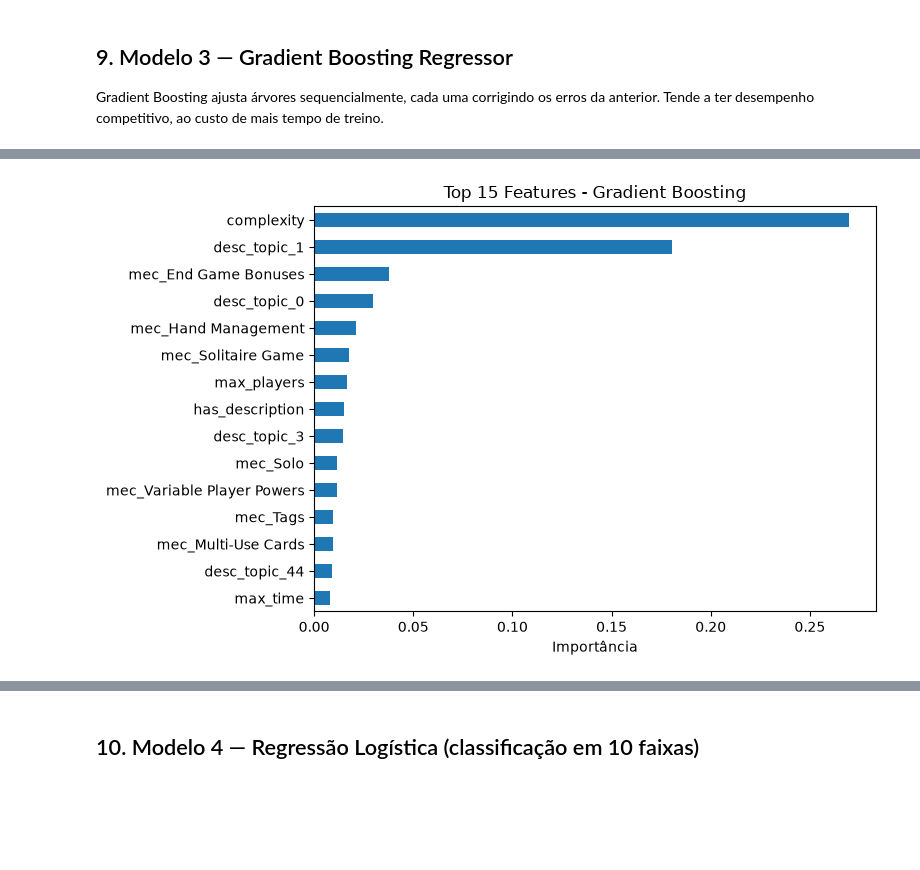
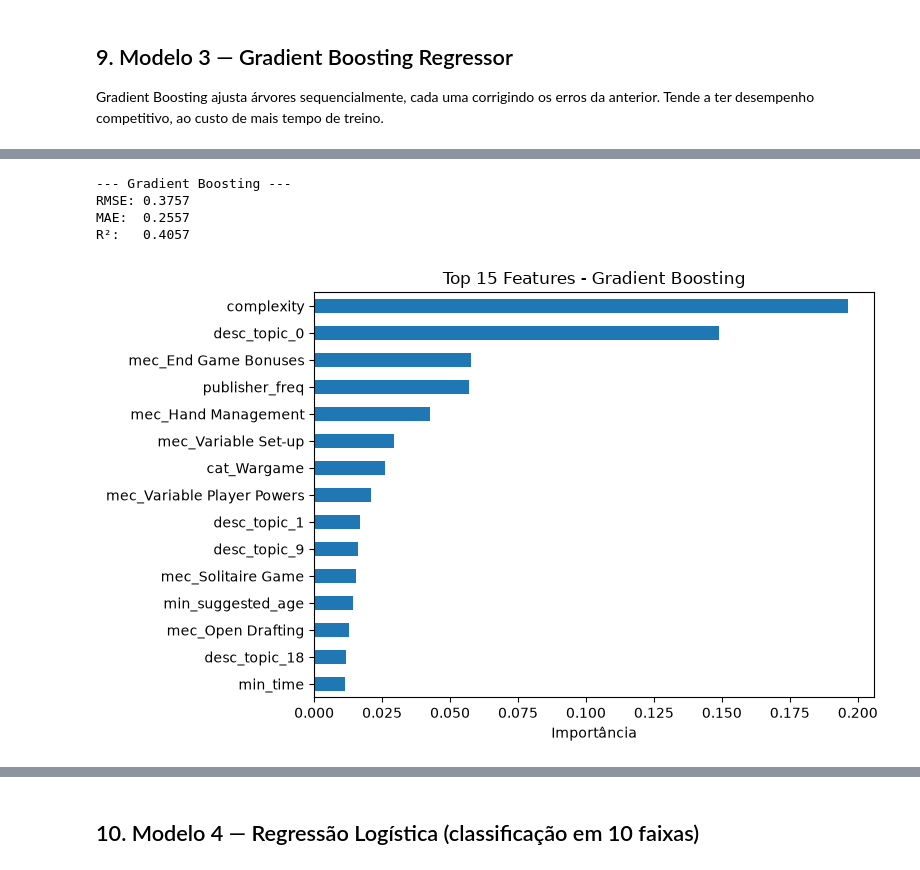
Before and after one commit to GabrielAquarius/trabalho_machine_learning, a Jupyter notebook: treinamento/treinamento_modelos.ipynb, the cells around one changed output, grey strips where cells are left out. Cells and saved outputs as stored; diff of their text form; code cells hidden in the pictures; blank space fills up the shorter version.

```diff
--- a/treinamento/treinamento_modelos.ipynb
+++ b/treinamento/treinamento_modelos.ipynb
@@ -298,6 +284,7 @@ pipeline_rf = Pipeline([
 best_score = -np.inf
 best_params = None
 best_model = None
+candidatos_rf = []  # guarda (params, score) de toda combinação testada
 
 # por que escol
 param_dist_rf = {
@@ -326,6 +313,8 @@ for params in ParameterSampler(
 
     score = r2_score(y_val_reg, pred_val)
 
+    candidatos_rf.append({"params": params, "score_val": score})
+
     if score > best_score:
         best_score = score
         best_params = params
@@ -339,22 +381,12 @@ print(best_params)
 # %%
-X_train_final = pd.concat([X_train, X_val])
-y_train_final = pd.concat([y_train_reg, y_val_reg])
-
-cv_scores = cross_val_score(
-    RandomForestRegressor(random_state=RANDOM_STATE, **best_params),
-    X_train_final, y_train_final,
-    cv=5, scoring='r2', n_jobs=-1
-)
-print(f"R² (CV 5-fold): {cv_scores.mean():.4f} ± {cv_scores.std():.4f}")
-
-final_model = RandomForestRegressor(
+final_model_rf = RandomForestRegressor(
     random_state=RANDOM_STATE,
     **best_params
 )
 
-final_model.fit(
+final_model_rf.fit(
     X_train_final,
     y_train_final
 )
-resultado_rf = avaliar_regressao("Random Forest", final_model, X_test, y_test_reg)
+resultado_rf = avaliar_regressao("Random Forest", final_model_rf, X_test, y_test_reg)
 # %% [output]
@@ -443,6 +474,7 @@ t0 = time.time()
 best_score = -np.inf
 best_params = None
 best_model = None
+candidatos_gb = []
 
 for params in ParameterSampler(
     param_dist_gb,
@@ -461,6 +493,8 @@ for params in ParameterSampler(
 
     score = r2_score(y_val_reg, pred_val)
 
+    candidatos_gb.append({"params": params, "score_val": score})
+
     if score > best_score:
         best_score = score
         best_params = params
@@ -493,20 +559,36 @@ R²:   0.3689
+# %%
+final_model_gb = GradientBoostingRegressor(
+    random_state=RANDOM_STATE,
+    **best_params
+)
+
+final_model_gb.fit(
+    X_train_final,
+    y_train_final
+)
+resultado_gb = avaliar_regressao("Gradient Boosting", final_model_gb, X_test, y_test_reg)
+# %% [output]
+--- Gradient Boosting ---
+RMSE: 0.3757
+MAE:  0.2557
+R²:   0.4057
 # %%
-modelo_gb = final_model
+modelo_gb = final_model_gb
 
 importancias = pd.Series(
     modelo_gb.feature_importances_,
     index=X_train.columns
 )
 
 top15 = importancias.sort_values(
     ascending=False
 ).head(15)
 
 plt.figure(figsize=(8,5))
 top15.sort_values().plot(kind="barh")
 plt.title("Top 15 Features - Gradient Boosting")
 plt.xlabel("Importância")
 plt.tight_layout()
 plt.show()
 # %% [output]
-[figure, old version]
+[figure, new version]
```
Also changed, not shown: parts of 46 cells of this notebook, 3 other files.
